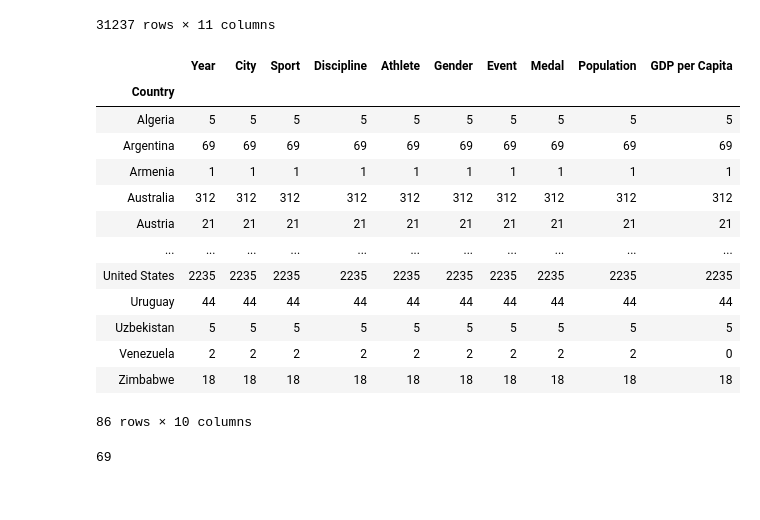
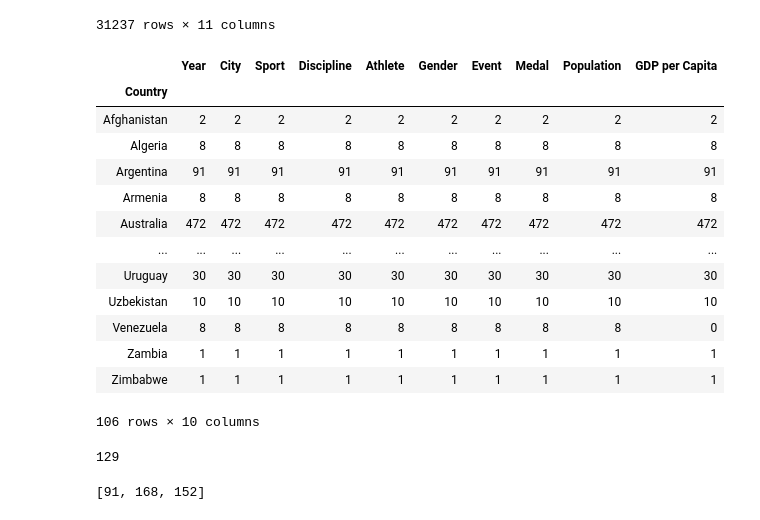
Before and after one commit to yuruangr/notebook, a Jupyter notebook: Multiple Files w. Pandas.ipynb, the cells around one changed output. Cells and saved outputs as stored; diff of their text form; code cells hidden in the pictures.

```diff
--- a/Multiple Files w. Pandas.ipynb
+++ b/Multiple Files w. Pandas.ipynb
@@ -186,31 +186,31 @@ summer_merged_df
 # %%
 summer_countrys_df = summer_merged_df.groupby('Country').count()
 summer_medals_only = summer_countrys_df[summer_countrys_df['Medal'] != 0]
 
 Venezuela_medals_total = summer_medals_only.loc['Venezuela','Medal']
 Venezuela_medals_total
 
 summer_gold_medals_only = summer_merged_df[summer_merged_df['Medal'] == 'Gold'].groupby('Country').count()
 summer_silver_medals_only = summer_merged_df[summer_merged_df['Medal'] == 'Silver'].groupby('Country').count()
 summer_bronze_medals_only = summer_merged_df[summer_merged_df['Medal'] == 'Bronze'].groupby('Country').count()
 
 country = "Australia"
-summer_gold_medals_only
+summer_bronze_medals_only
 # %% [output]
 |  | Year | City | Sport | Discipline | Athlete | Gender | Event | Medal | Population | GDP per Capita |
 | Country |  |  |  |  |  |  |  |  |  |  |
-| Algeria | 5 | 5 | 5 | 5 | 5 | 5 | 5 | 5 | 5 | 5 |
-| Argentina | 69 | 69 | 69 | 69 | 69 | 69 | 69 | 69 | 69 | 69 |
-| Armenia | 1 | 1 | 1 | 1 | 1 | 1 | 1 | 1 | 1 | 1 |
-| Australia | 312 | 312 | 312 | 312 | 312 | 312 | 312 | 312 | 312 | 312 |
-| Austria | 21 | 21 | 21 | 21 | 21 | 21 | 21 | 21 | 21 | 21 |
+| Afghanistan | 2 | 2 | 2 | 2 | 2 | 2 | 2 | 2 | 2 | 2 |
+| Algeria | 8 | 8 | 8 | 8 | 8 | 8 | 8 | 8 | 8 | 8 |
+| Argentina | 91 | 91 | 91 | 91 | 91 | 91 | 91 | 91 | 91 | 91 |
+| Armenia | 8 | 8 | 8 | 8 | 8 | 8 | 8 | 8 | 8 | 8 |
+| Australia | 472 | 472 | 472 | 472 | 472 | 472 | 472 | 472 | 472 | 472 |
 | ... | ... | ... | ... | ... | ... | ... | ... | ... | ... | ... |
-| United States | 2235 | 2235 | 2235 | 2235 | 2235 | 2235 | 2235 | 2235 | 2235 | 2235 |
-| Uruguay | 44 | 44 | 44 | 44 | 44 | 44 | 44 | 44 | 44 | 44 |
-| Uzbekistan | 5 | 5 | 5 | 5 | 5 | 5 | 5 | 5 | 5 | 5 |
-| Venezuela | 2 | 2 | 2 | 2 | 2 | 2 | 2 | 2 | 2 | 0 |
-| Zimbabwe | 18 | 18 | 18 | 18 | 18 | 18 | 18 | 18 | 18 | 18 |
+| Uruguay | 30 | 30 | 30 | 30 | 30 | 30 | 30 | 30 | 30 | 30 |
+| Uzbekistan | 10 | 10 | 10 | 10 | 10 | 10 | 10 | 10 | 10 | 10 |
+| Venezuela | 8 | 8 | 8 | 8 | 8 | 8 | 8 | 8 | 8 | 0 |
+| Zambia | 1 | 1 | 1 | 1 | 1 | 1 | 1 | 1 | 1 | 1 |
+| Zimbabwe | 1 | 1 | 1 | 1 | 1 | 1 | 1 | 1 | 1 | 1 |
-86 rows × 10 columns
+106 rows × 10 columns
 # %%
 Medals_dict = {'Country':[],'Medals':[{'Gold': [], 'Silver': [], 'Bronze': []}]}
 
@@ -220,6 +220,10 @@ for index in range(0,len(summer_medals_only.index.values)):
     Medals_dict['Medals'][0]['Gold'].append(0)
     Medals_dict['Medals'][0]['Silver'].append(0)
     Medals_dict['Medals'][0]['Bronze'].append(0)
+
+len(Medals_dict['Country'])
+# %% [output]
+129
 # %%
 for index_total in range(0,len(summer_medals_only.index.values)):
     country_all = summer_medals_only.index.values[index_total]
@@ -236,6 +240,13 @@ for index_total in range(0,len(summer_medals_only.index.values)):
         if country_bronze == country_all:
             Medals_dict['Medals'][0]['Bronze'][index_total] = summer_bronze_medals_only.loc[country_bronze,'Medal']
 
-Medals_dict
+Country = [0, 0, 0]
+for index in range(0,len(summer_medals_only.index.values)):
+    if summer_medals_only.index.values[index] == 'Belgium':
+        Country[0] = Medals_dict['Medals'][0]['Gold'][index]
+        Country[1] = Medals_dict['Medals'][0]['Silver'][index]
+        Country[2] = Medals_dict['Medals'][0]['Bronze'][index]
+
+Country
 # %% [output]
-69
+[91, 168, 152]
```
Also changed, not shown: parts of 1 cell of this notebook.
